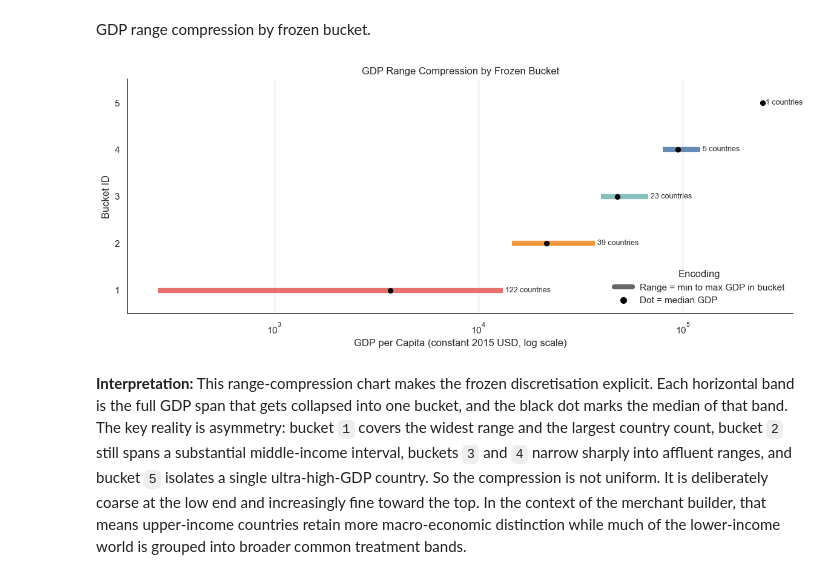
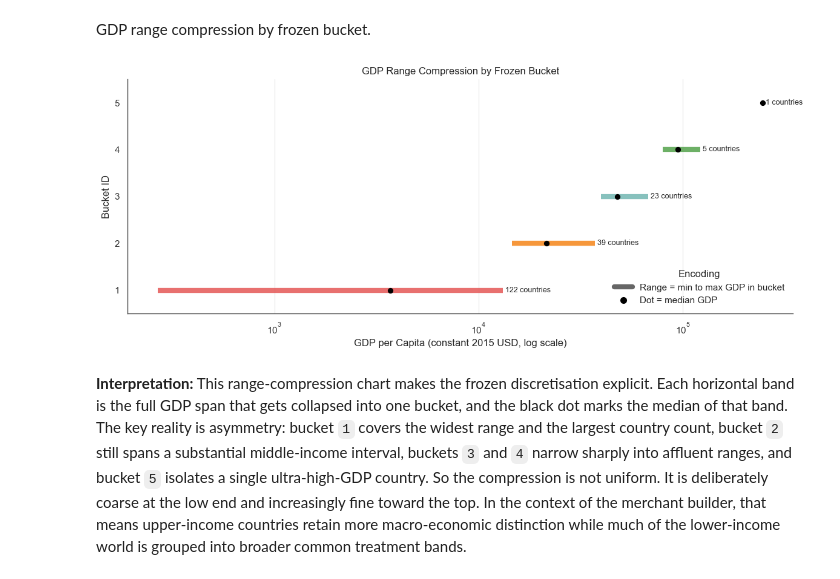
Before and after one commit to EsosaOrumwese/fraud-detection-system, a Jupyter notebook: analysis/dev_full_offline_investigation/00_investigation/notebooks/00_understanding_governed_data_world_p1.ipynb, the cells around one changed output. Cells and saved outputs as stored; diff of their text form; code cells hidden in the pictures.

```diff
--- a/analysis/dev_full_offline_investigation/00_investigation/notebooks/00_understanding_governed_data_world_p1.ipynb
+++ b/analysis/dev_full_offline_investigation/00_investigation/notebooks/00_understanding_governed_data_world_p1.ipynb
@@ -1036,14 +1036,36 @@ These visuals sit on top of the governed GDP and bucket read. The aim here is on
 - how the low-GDP `GH` exception looks against its bucket-1 peers
 # %%
 from matplotlib.lines import Line2D
+from matplotlib.patches import Patch
 
 GDP_BUCKET_COLORS = {
     1: '#E45756',
     2: '#F58518',
     3: '#72B7B2',
-    4: '#4C78A8',
-    5: '#6F4E7C',
+    4: '#54A24B',
+    5: '#4C78A8',
 }
+
+def style_axes(ax, *, grid_x: bool = False, grid_y: bool = True) -> None:
+    # Keep the main plotting frame explicit so the chart does not feel visually detached.
+    ax.spines['top'].set_visible(False)
+    ax.spines['right'].set_visible(False)
+    ax.spines['left'].set_visible(True)
+    ax.spines['bottom'].set_visible(True)
+    ax.spines['left'].set_color('#444444')
+    ax.spines['bottom'].set_color('#444444')
+    ax.spines['left'].set_linewidth(1.0)
+    ax.spines['bottom'].set_linewidth(1.0)
+    ax.tick_params(axis='both', colors='#333333')
+    if grid_y:
+        ax.grid(axis='y', color='#D9D9D9', linewidth=0.8)
+    else:
+        ax.grid(axis='y', visible=False)
+    if grid_x:
+        ax.grid(axis='x', color='#E6E6E6', linewidth=0.8)
+    else:
+        ax.grid(axis='x', visible=False)
+
 
 def draw_gdp_relationship_scatter(df: pd.DataFrame) -> None:
     fig, ax = plt.subplots(figsize=(11.5, 7))
@@ -1331,43 +1337,34 @@ gdp_bucket_range_df = (
         median_gdp=('gdp_pc_usd_2015', 'median'),
         max_gdp=('gdp_pc_usd_2015', 'max'),
         country_count=('home_country_iso', 'nunique'),
     )
     .reset_index()
     .sort_values('bucket_id')
 )
 
-# Plot the full GDP span of each bucket as a horizontal range, then mark the median as a black dot.
 fig, ax = plt.subplots(figsize=(12, 5))
 for _, row in gdp_bucket_range_df.iterrows():
     y = int(row['bucket_id'])
     color = GDP_BUCKET_COLORS[y]
     ax.hlines(y=y, xmin=row['min_gdp'], xmax=row['max_gdp'], color=color, linewidth=6, alpha=0.85)
     ax.scatter(row['median_gdp'], y, color='black', s=32, zorder=3)
     ax.text(row['max_gdp'] * 1.03, y, f"{int(row['country_count'])} countries", va='center', fontsize=9)
 
-# Add a small legend so the visual encoding is explicit rather than assumed.
 range_handle = Line2D([0], [0], color='#666666', linewidth=6, label='Range = min to max GDP in bucket')
 median_handle = Line2D([0], [0], marker='o', color='black', linewidth=0, markersize=7, label='Dot = median GDP')
 
 ax.set_title('GDP Range Compression by Frozen Bucket')
 ax.set_xlabel('GDP per Capita (constant 2015 USD, log scale)')
 ax.set_ylabel('Bucket ID')
 ax.set_xscale('log')
 ax.set_yticks(gdp_bucket_range_df['bucket_id'].tolist())
 ax.set_ylim(0.5, gdp_bucket_range_df['bucket_id'].max() + 0.5)
-ax.spines['top'].set_visible(False)
-ax.spines['right'].set_visible(False)
-ax.spines['left'].set_visible(True)
-ax.spines['bottom'].set_visible(True)
-ax.spines['left'].set_color('#444444')
-ax.spines['bottom'].set_color('#444444')
-ax.grid(axis='x', color='#D9D9D9', linewidth=0.8)
-ax.grid(axis='y', visible=False)
+style_axes(ax, grid_x=True, grid_y=False)
 ax.legend(handles=[range_handle, median_handle], title='Encoding', frameon=False, loc='lower right')
 
 plt.tight_layout()
 plt.show()
 # %% [output]
-[figure, old version]
+[figure, new version]
 # %% [markdown]
 **Interpretation:** This range-compression chart makes the frozen discretisation explicit. Each horizontal band is the full GDP span that gets collapsed into one bucket, and the black dot marks the median of that band. The key reality is asymmetry: bucket `1` covers the widest range and the largest country count, bucket `2` still spans a substantial middle-income interval, buckets `3` and `4` narrow sharply into affluent ranges, and bucket `5` isolates a single ultra-high-GDP country. So the compression is not uniform. It is deliberately coarse at the low end and increasingly fine toward the top. In the context of the merchant builder, that means upper-income countries retain more macro-economic distinction while much of the lower-income world is grouped into broader common treatment bands.
```
Also changed, not shown: parts of 4 cells of this notebook, 13 other files.
